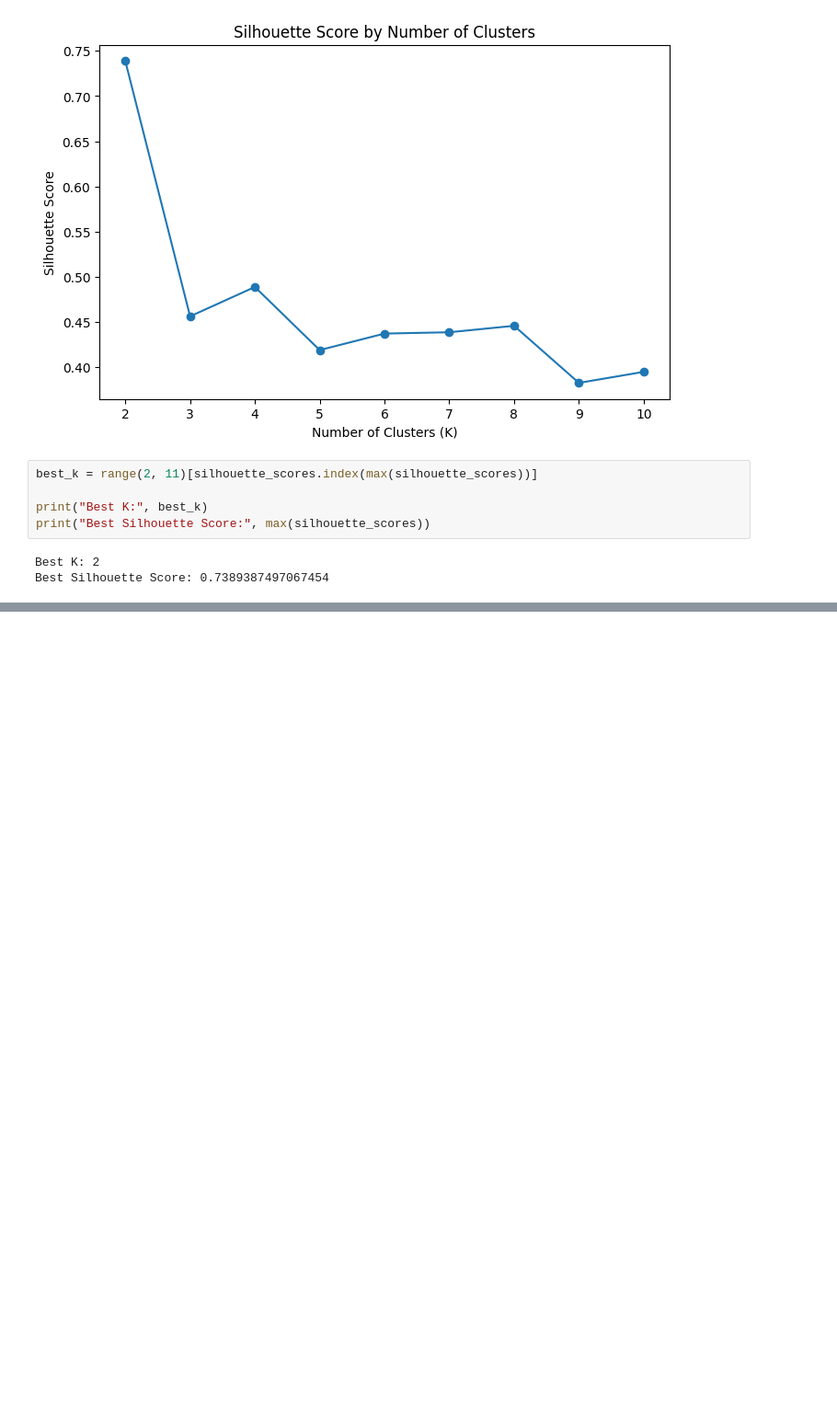
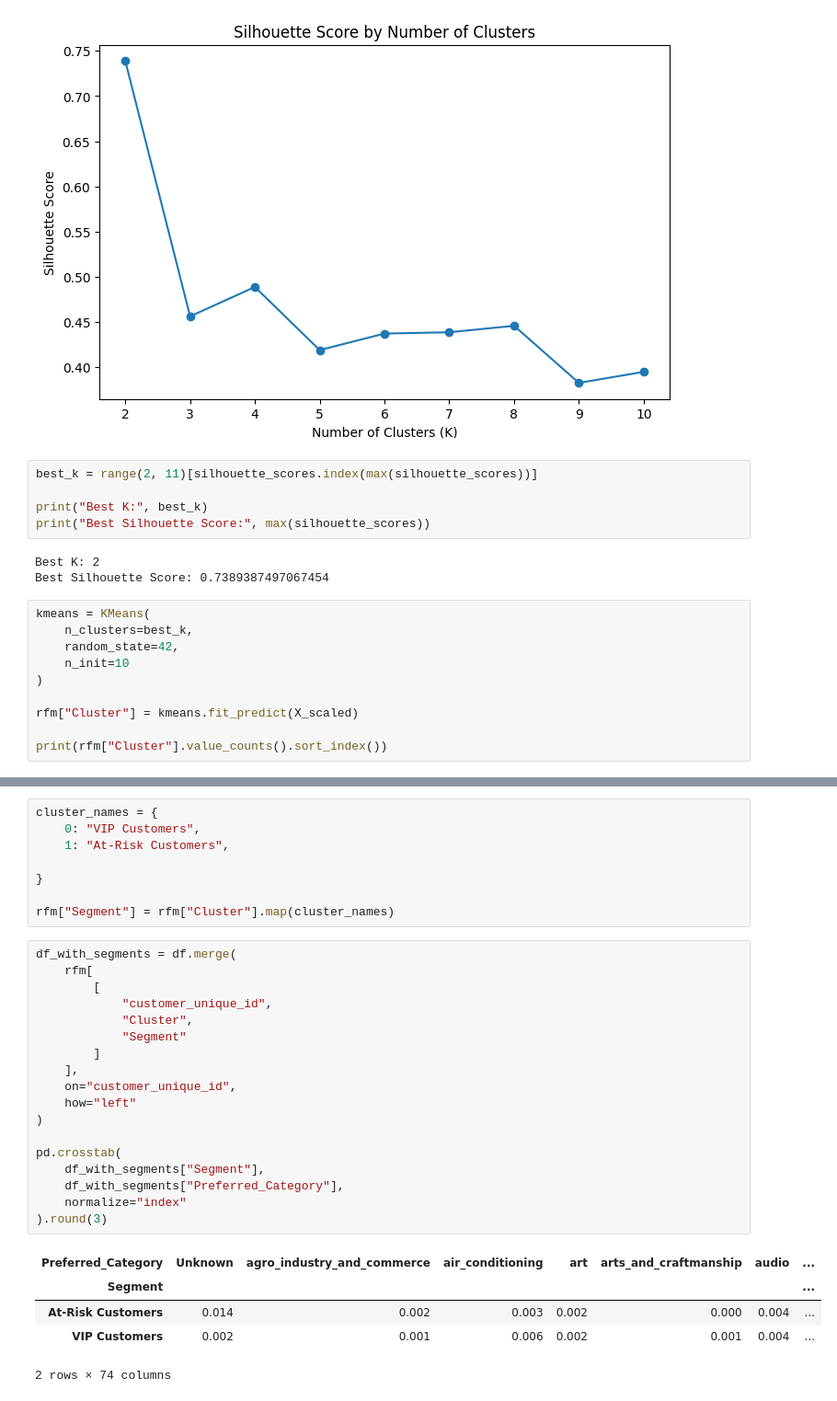
Before and after one commit to C026-01-0774-2023-NewtonOlando/segmentation, a Jupyter notebook: customersegmentation.ipynb, the cells around one changed output, grey strips where cells are left out. Shown at 92% size. Cells and saved outputs as stored; diff of their text form; blank space fills up the shorter version.

```diff
--- a/customersegmentation.ipynb
+++ b/customersegmentation.ipynb
@@ -271,3 +271,13 @@ print("Best Silhouette Score:", max(silhouette_scores))
 # %% [output]
 Best K: 2
 Best Silhouette Score: 0.7389387497067454
+# %%
+kmeans = KMeans(
+    n_clusters=best_k,
+    random_state=42,
+    n_init=10
+)
+
+rfm["Cluster"] = kmeans.fit_predict(X_scaled)
+
+print(rfm["Cluster"].value_counts().sort_index())
@@ -273,0 +321,32 @@ Best Silhouette Score: 0.7389387497067454
+# %%
+cluster_names = {
+    0: "VIP Customers",
+    1: "At-Risk Customers",
+
+}
+
+rfm["Segment"] = rfm["Cluster"].map(cluster_names)
+# %%
+df_with_segments = df.merge(
+    rfm[
+        [
+            "customer_unique_id",
+            "Cluster",
+            "Segment"
+        ]
+    ],
+    on="customer_unique_id",
+    how="left"
+)
+
+pd.crosstab(
+    df_with_segments["Segment"],
+    df_with_segments["Preferred_Category"],
+    normalize="index"
+).round(3)
+# %% [output]
+| Preferred_Category | Unknown | agro_industry_and_commerce | air_conditioning | art | arts_and_craftmanship | audio | ... |
+| Segment |  |  |  |  |  |  | ... |
+| At-Risk Customers | 0.014 | 0.002 | 0.003 | 0.002 | 0.000 | 0.004 | ... |
+| VIP Customers | 0.002 | 0.001 | 0.006 | 0.002 | 0.001 | 0.004 | ... |
+2 rows × 74 columns
```
Also changed, not shown: parts of 3 cells of this notebook.
